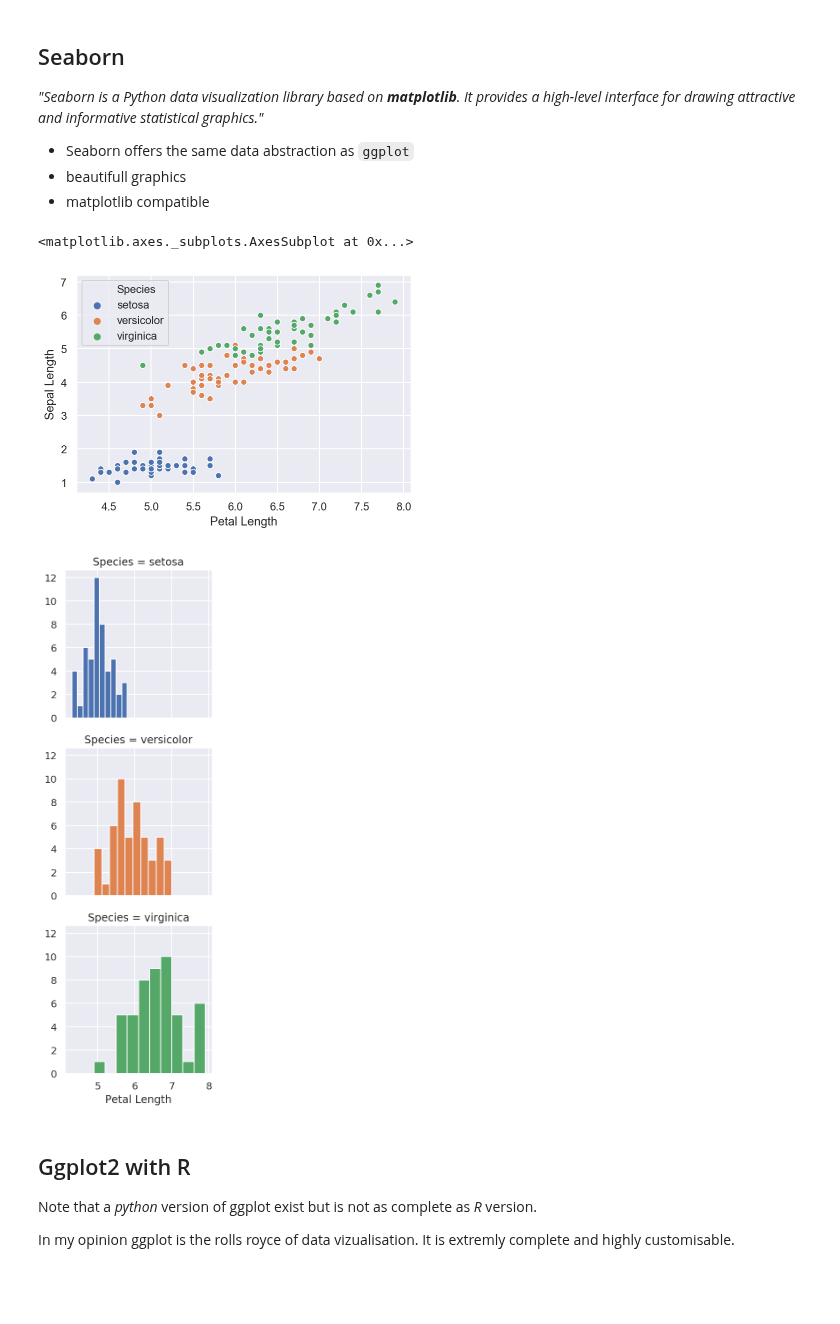
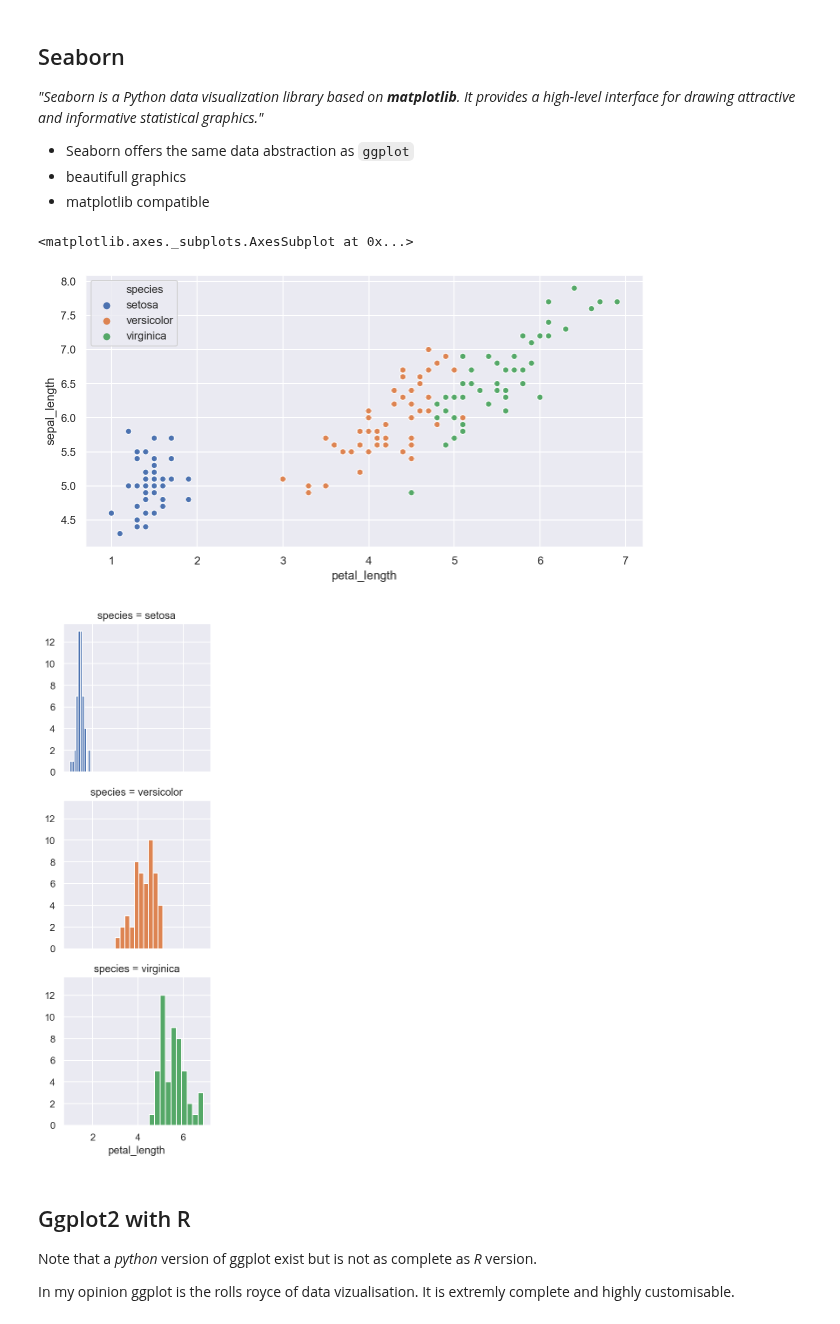
Before and after one commit to samuelmurail/jupyter_training_course, a Jupyter notebook: notebook/04_interactive_data_viz.ipynb, the cells around one changed output. Cells and saved outputs as stored; diff of their text form; code cells hidden in the pictures; blank space fills up the shorter version.

```diff
--- a/notebook/04_interactive_data_viz.ipynb
+++ b/notebook/04_interactive_data_viz.ipynb
@@ -80,0 +63,4 @@ iris_pd['Species'] = iris_pd['Species'].apply(lambda x: dataset['target_names'][
+# %%
+import seaborn as sns
+iris_pd = sns.load_dataset('iris')
+iris_pd.head()
@@ -94,7 +89,7 @@ import matplotlib.pyplot as plt
 
 # Need to add a column to color point as function of species:
 color_dict = {'setosa':0, 'versicolor':1., 'virginica':2.}
-iris_pd['color'] = iris_pd['Species'].apply(lambda x: color_dict[x])
+iris_pd['color'] = iris_pd['species'].apply(lambda x: color_dict[x])
 
-plt.scatter(x=iris_pd['Petal Length'], y=iris_pd['Sepal Length'], c=iris_pd['color']);
+plt.scatter(x=iris_pd['petal_length'], y=iris_pd['sepal_length'], c=iris_pd['color']);
 # %% [output]
@@ -128,15 +123,15 @@ _"Seaborn is a Python data visualization library based on **matplotlib**. It pro
 import seaborn as sns
 
 sns.set()
-sns.scatterplot(data=iris_pd, x='Petal Length', y='Sepal Length', hue='Species')
+sns.scatterplot(data=iris_pd, x='petal_length', y='sepal_length', hue='species')
 # %% [output]
 <matplotlib.axes._subplots.AxesSubplot at 0x...>
-[figure, old version]
+[figure, new version]
 # %%
-g = sns.FacetGrid(iris_pd, row="Species", hue="Species")
-g = g.map(plt.hist, "Petal Length")
+g = sns.FacetGrid(iris_pd, row="species", hue="species")
+g = g.map(plt.hist, "petal_length")
 # %% [output]
-[figure, old version]
+[figure, new version]
 # %% [markdown]
 ## Ggplot2 with R
 
```
Also changed, not shown: parts of 16 cells of this notebook, 1 other file.
